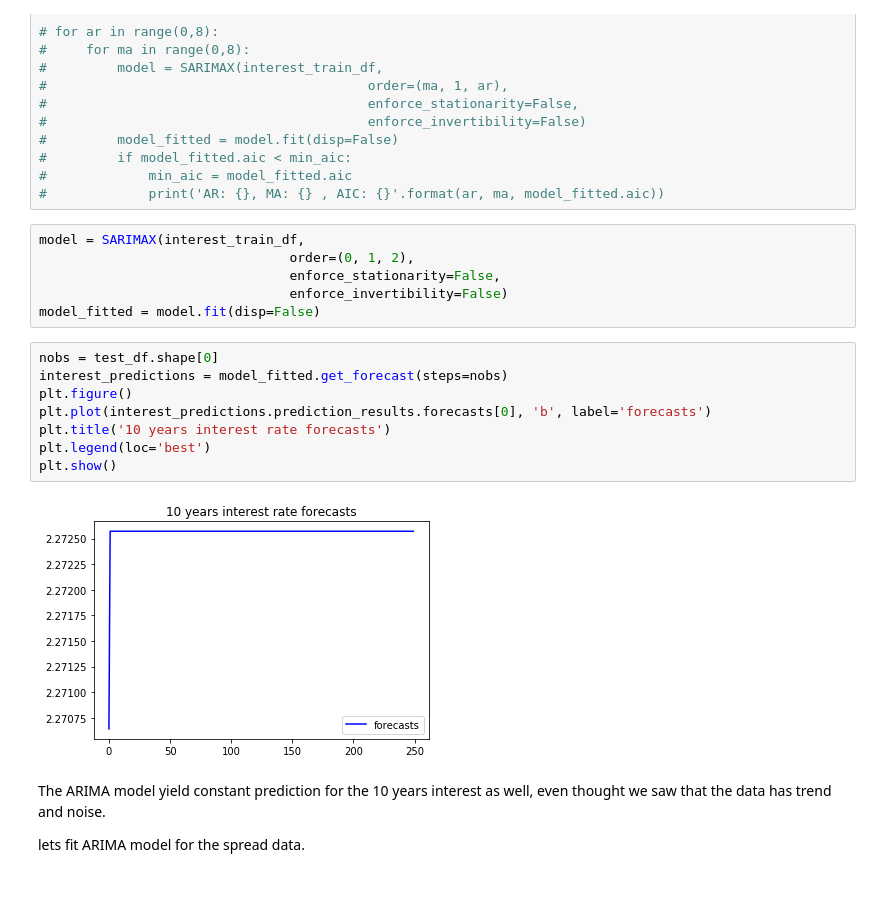
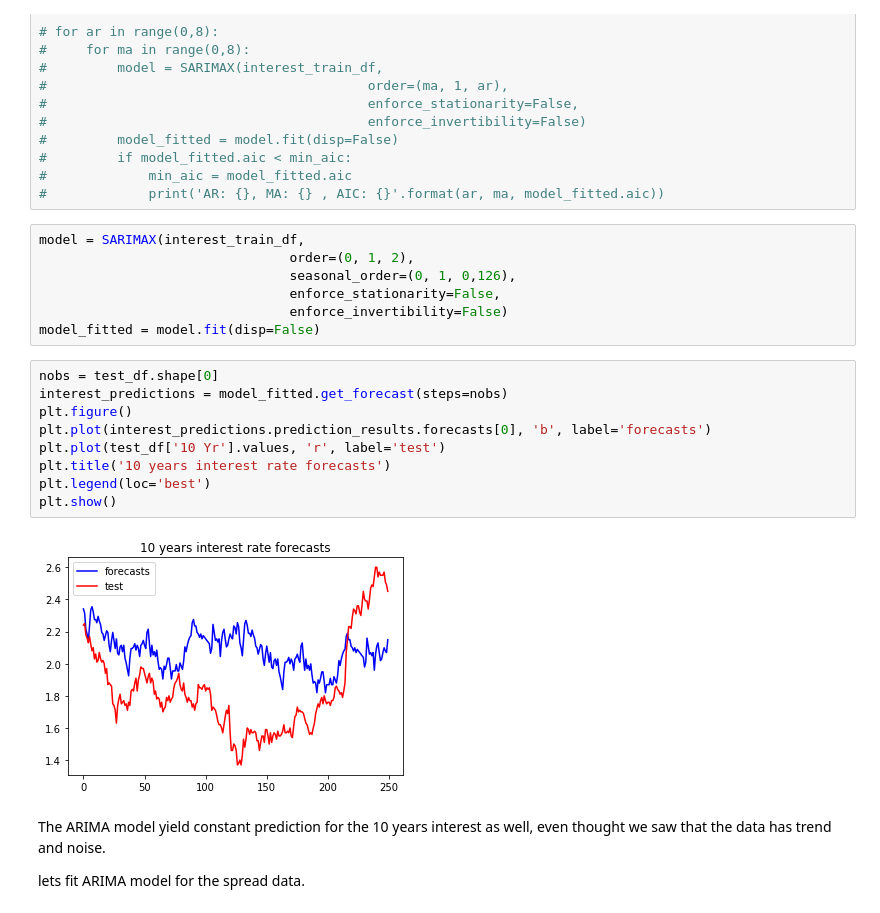
Before and after one commit to sna89/FinanceCourse, a Jupyter notebook: Time_series_analysis.ipynb, the cells around one changed output. Drawn from its saved outputs; the diff is of its cells as text.

```diff
--- a/Time_series_analysis.ipynb
+++ b/Time_series_analysis.ipynb
@@ -600,19 +622,21 @@ I will try few and choose the model with the lowest AIC criterion.
 # %%
 model = SARIMAX(interest_train_df,
                                 order=(0, 1, 2),
+                                seasonal_order=(0, 1, 0,126),
                                 enforce_stationarity=False,
                                 enforce_invertibility=False)
 model_fitted = model.fit(disp=False)
 # %%
 nobs = test_df.shape[0]
 interest_predictions = model_fitted.get_forecast(steps=nobs)
 plt.figure()
 plt.plot(interest_predictions.prediction_results.forecasts[0], 'b', label='forecasts')
+plt.plot(test_df['10 Yr'].values, 'r', label='test')
 plt.title('10 years interest rate forecasts')
 plt.legend(loc='best')
 plt.show()
 # %% [output]
-[figure, old version]
+[figure, new version]
 # %% [markdown]
 The ARIMA model yield constant prediction for the 10 years interest as well, even thought we saw that the data has trend and noise.
 
```
Also changed, not shown: parts of 22 cells of this notebook, 3 other files.
